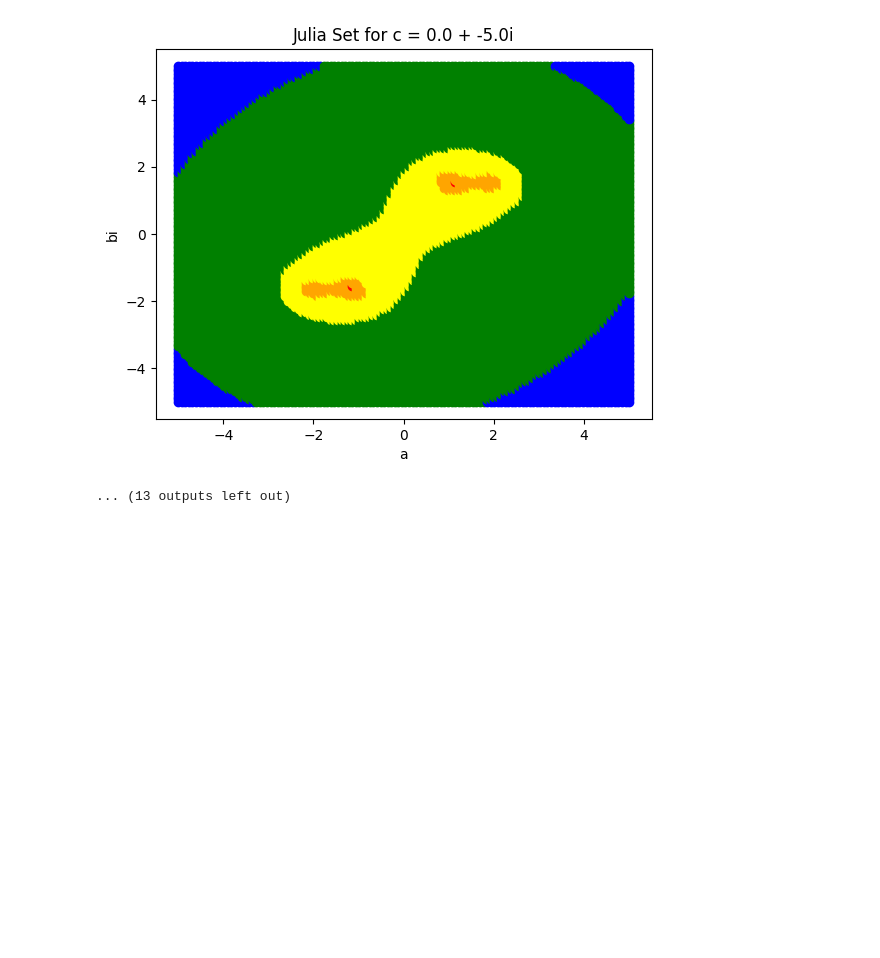
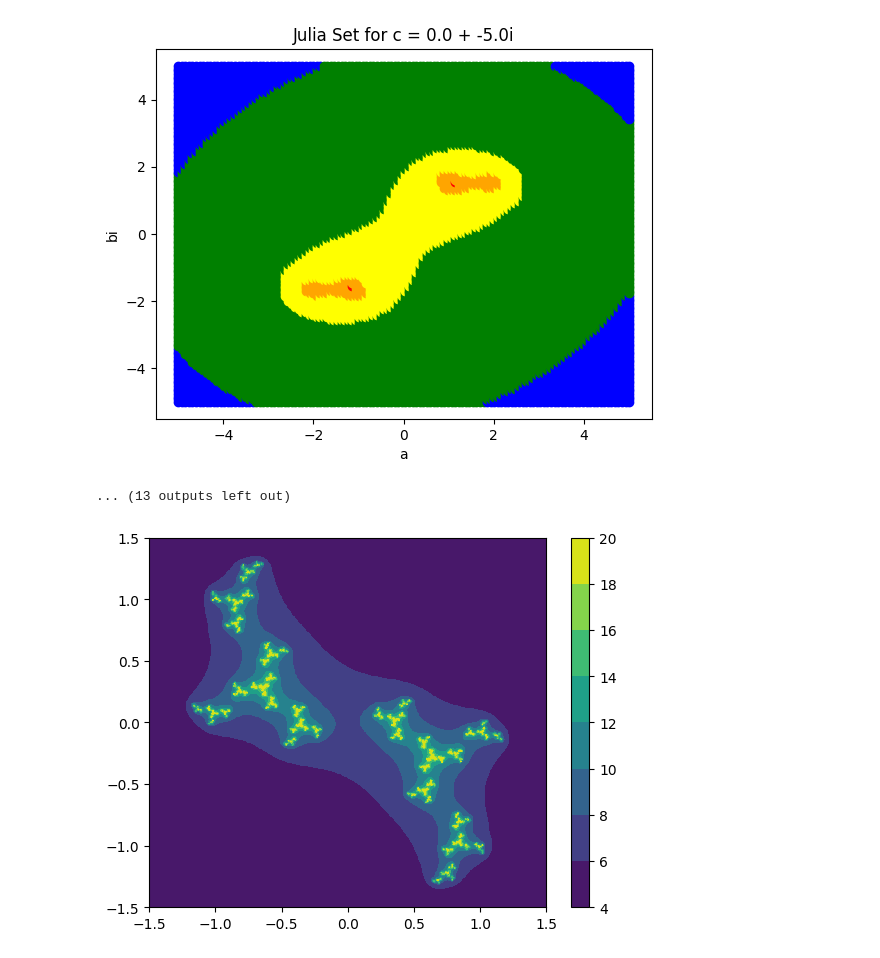
Before and after one commit to ZilD117/Comp-Physics, a Jupyter notebook: Julia Set.ipynb, the cells around one changed output. Cells and saved outputs as stored; diff of their text form; code cells hidden in the pictures; blank space fills up the shorter version.

```diff
--- a/Julia Set.ipynb
+++ b/Julia Set.ipynb
@@ -99,3 +111,15 @@ for i in range(0, len(xc)):
 [figure]
 [figure]
 ... (13 outputs left out)
+# %%
+julia2d = np.zeros([n, n])
+c = complex(0.05, 1)
+julia = generateJulia(c)
+k = 0
+for i in range (0, n):
+    for j in range (0, n):
+        julia2d[i, j] = julia[k]
+        k += 1
+plotJulia2(c)
+# %% [output]
+[figure, added]
```
Also changed, not shown: parts of 3 cells of this notebook.
